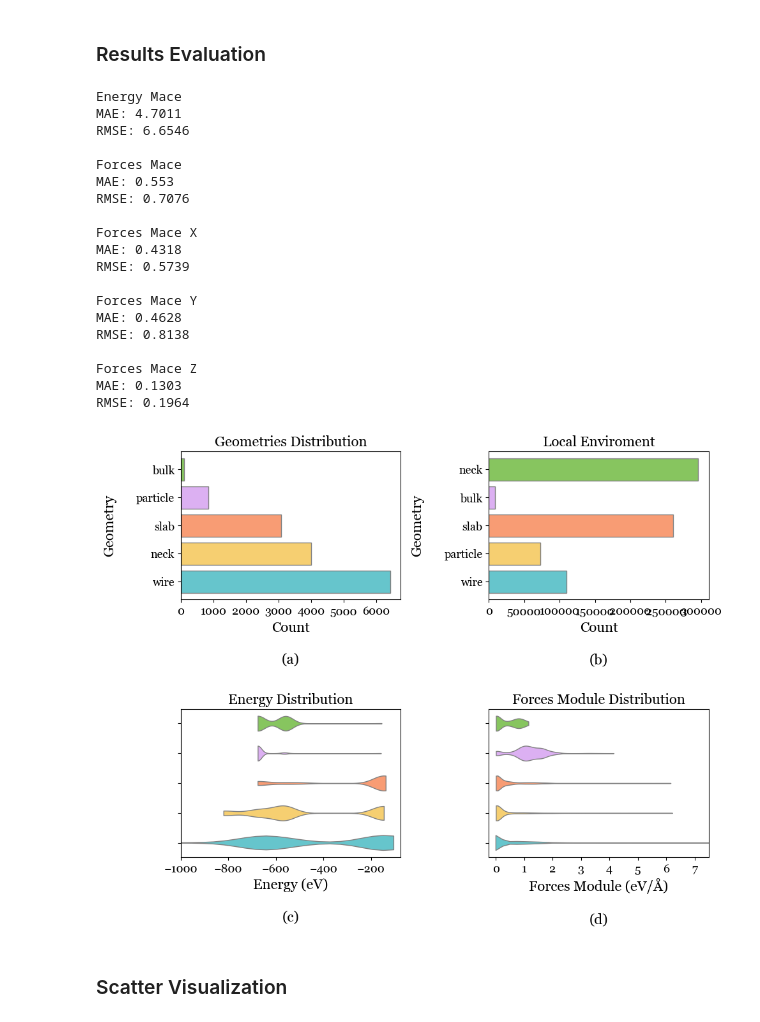
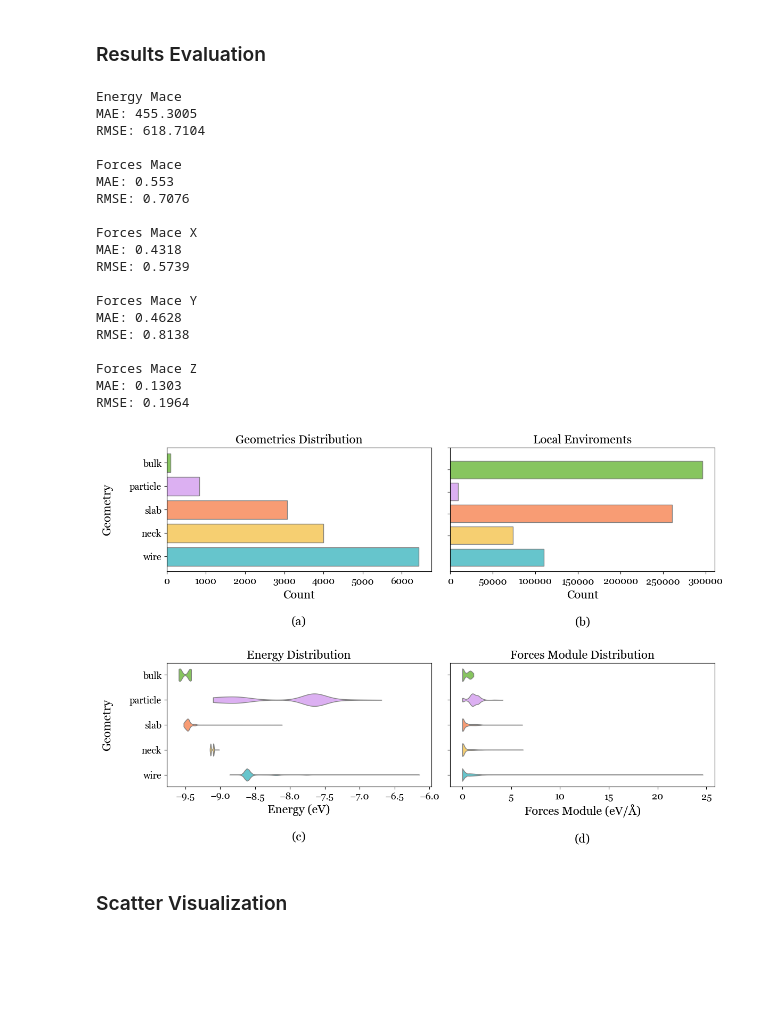
Before and after one commit to pedrozanineli/inference, a Jupyter notebook: 3_plot.ipynb, the cells around one changed output. Saved outputs shown, nothing was run; the diff lists cells and outputs as text; code cells hidden in the pictures; blank space fills up the shorter version.

```diff
--- a/3_plot.ipynb
+++ b/3_plot.ipynb
@@ -7,7 +7,8 @@ from sklearn.linear_model import LinearRegression
 # %%
 from modules.eval import load
 
-real_energies = load('results/dft_energies.pkl')
+# real_energies = load('results/dft_energies.pkl')
+real_energies = load('results/mace/dft_energies.pkl')
 real_forces = load('results/dft_forces.pkl')
 
 predicted_energies_mace = load('results/predicted_energies_mace.pkl')
@@ -146,8 +147,8 @@ print('Forces Mace Z')
 eval_report(z_pred,z_real)
 # %% [output]
 Energy Mace
-MAE: 4.7011
-RMSE: 6.6546
+MAE: 455.3005
+RMSE: 618.7104
 
 Forces Mace
 MAE: 0.553
@@ -193,44 +194,45 @@ total_local_envs = {}
 for key,value in local_envs.items():
     total_local_envs[key] = sum(value)
 # %%
-plt.figure(figsize=(10,8))
+plt.figure(figsize=(12,8))
 
 import matplotlib as mpl
 mpl.rcParams["text.usetex"] = False
 
 plt.subplot(221)
 plt.title('Geometries Distribution',fontsize=16)
 plt.barh(geometries_count.keys(),geometries_count.values(),color=colors,edgecolor='gray')
 plt.xlabel('Count\n\n(a)\n',fontsize=16),plt.ylabel('Geometry\n',fontsize=16),plt.xticks(fontsize=13),plt.yticks(fontsize=13)
 
 plt.subplot(222)
 plt.title('Local Enviroments',fontsize=16)
 plt.barh(total_local_envs.keys(),total_local_envs.values(),color=colors,edgecolor='gray')
-plt.xlabel('Count\n\n(b)\n',fontsize=16),plt.ylabel('Geometry\n',fontsize=16),plt.xticks(fontsize=13),plt.yticks(fontsize=13)
+plt.xlabel('Count\n\n(b)\n',fontsize=16),plt.xticks(fontsize=13),plt.yticks(fontsize=13)
+plt.yticks([y + 1 for y in range(len(geometries_count))],labels=5*[''],fontsize=13),plt.xticks(fontsize=13)
 
 plt.subplot(223)
 plt.title('Energy Distribution',fontsize=16)
 parts = plt.violinplot([i for i in ordered_boxplot_data.values()],vert=False,showmeans=False,showmedians=False,showextrema=False)
 for pc,color in zip(parts['bodies'],colors): pc.set_facecolor(color),pc.set_alpha(1),pc.set_edgecolor('gray')
-# plt.yticks([y + 1 for y in range(len(geometries_count))],labels=list(geometries_count.keys()))
-plt.yticks([y + 1 for y in range(len(geometries_count))],labels=5*[''],fontsize=13),plt.xticks(fontsize=13)
-plt.xlabel('Energy (eV)\n\n(c)',fontsize=16)
-plt.xlim(-1000,-75)
+plt.yticks([y + 1 for y in range(len(geometries_count))],labels=list(geometries_count.keys()),fontsize=13),plt.xticks(fontsize=13)
+# plt.yticks([y + 1 for y in range(len(geometries_count))],labels=5*[''],fontsize=13),plt.xticks(fontsize=13)
+plt.xlabel('Energy (eV)\n\n(c)',fontsize=16),plt.ylabel('Geometry\n',fontsize=16)
+# plt.xlim(-1000,-75)
 
 plt.subplot(224)
 plt.title('Forces Module Distribution',fontsize=16)
 parts = plt.violinplot([i for i in forces_ordered_boxplot_data.values()],vert=False,showmeans=False,showmedians=False,showextrema=False)
 for pc,color in zip(parts['bodies'],colors): pc.set_facecolor(color),pc.set_alpha(1),pc.set_edgecolor('gray')
 # plt.yticks([y + 1 for y in range(len(geometries_count))],labels=list(geometries_count.keys()))
 plt.yticks([y + 1 for y in range(len(geometries_count))],labels=5*[''],fontsize=13),plt.xticks(fontsize=13)
 plt.xlabel('Forces Module (eV/Å)\n\n(d)',fontsize=16)
-plt.xlim(-0.25,7.5)
+# plt.xlim(-0.25,7.5)
 
 plt.tight_layout()
-# plt.savefig('figures/1_dataset.svg',format="svg")
+plt.savefig('figures/1_dataset.svg',format="svg")
 plt.show()
 # %% [output]
-[figure, old version]
+[figure, new version]
 # %% [markdown]
 ### Scatter Visualization
 # %%
```
Also changed, not shown: parts of 2 cells of this notebook, 6 other files.
